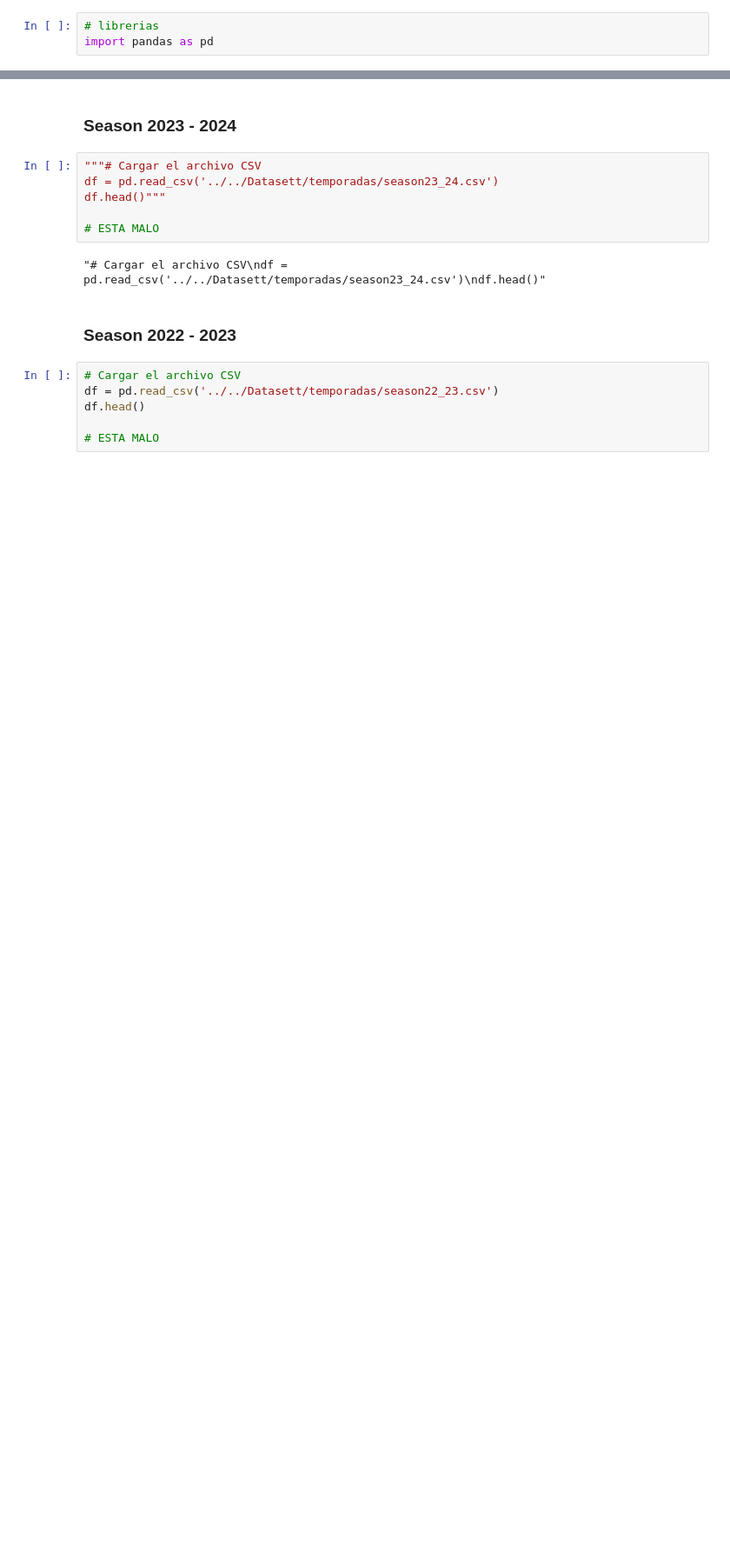
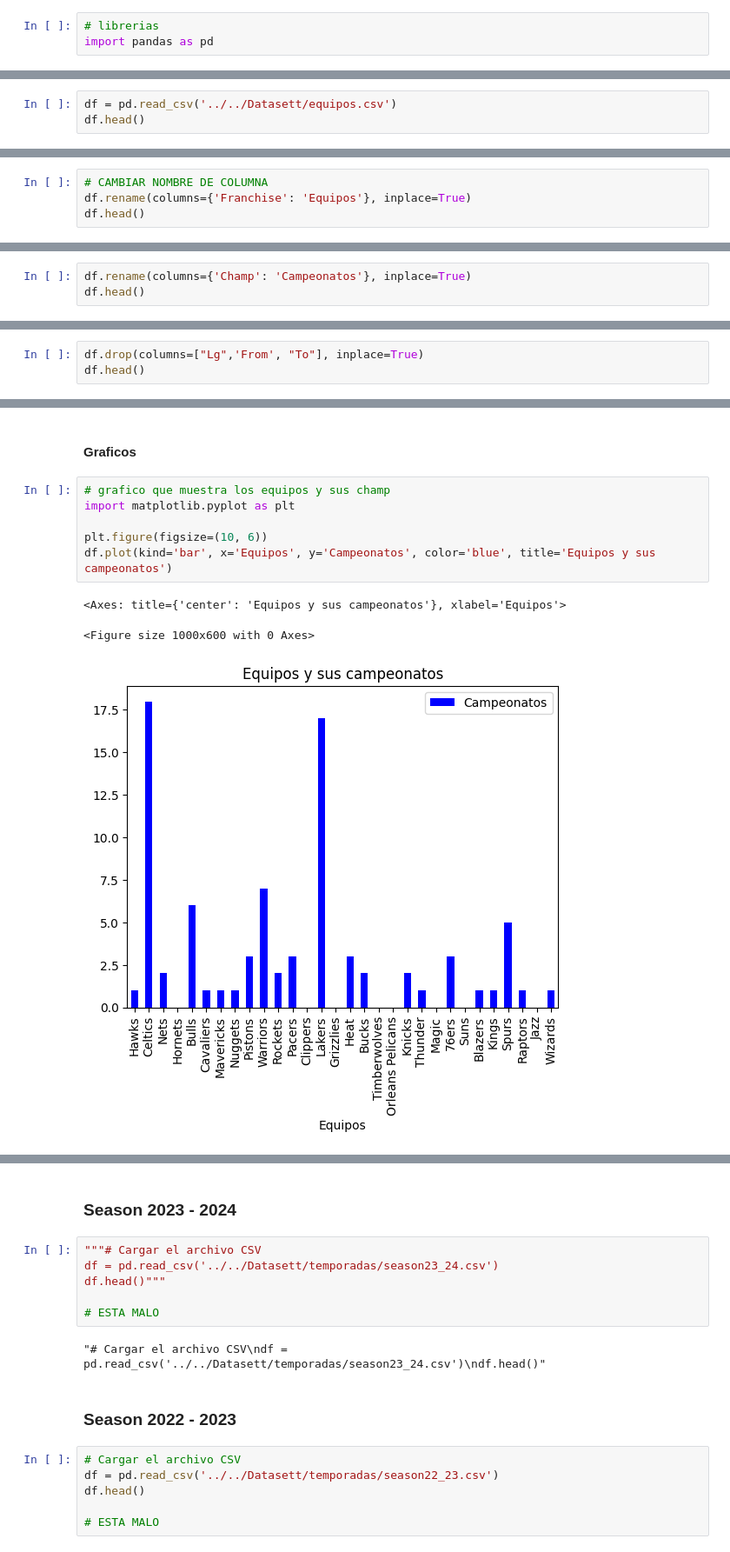
Before and after one commit to tperezv2004/proyecto.github.io, a Jupyter notebook: asses/py/limpieza.ipynb, the cells around one changed output, grey strips where cells are left out. Shown at 87% size. Cells and saved outputs as stored; diff of their text form; blank space fills up the shorter version.

```diff
--- a/asses/py/limpieza.ipynb
+++ b/asses/py/limpieza.ipynb
@@ -3,0 +6,3 @@ import pandas as pd
+# %%
+df = pd.read_csv('../../Datasett/equipos.csv')
+df.head()
@@ -3,0 +16,4 @@ import pandas as pd
+# %%
+# CAMBIAR NOMBRE DE COLUMNA
+df.rename(columns={'Franchise': 'Equipos'}, inplace=True)
+df.head()
@@ -3,0 +27,3 @@ import pandas as pd
+# %%
+df.rename(columns={'Champ': 'Campeonatos'}, inplace=True)
+df.head()
@@ -3,0 +37,3 @@ import pandas as pd
+# %%
+df.drop(columns=["Lg",'From', "To"], inplace=True)
+df.head()
@@ -3,0 +47,12 @@ import pandas as pd
+# %% [markdown]
+#### Graficos
+# %%
+# grafico que muestra los equipos y sus champ
+import matplotlib.pyplot as plt
+
+plt.figure(figsize=(10, 6))
+df.plot(kind='bar', x='Equipos', y='Campeonatos', color='blue', title='Equipos y sus campeonatos')
+# %% [output]
+<Axes: title={'center': 'Equipos y sus campeonatos'}, xlabel='Equipos'>
+<Figure size 1000x600 with 0 Axes>
+[figure, added]
```
Also changed, not shown: parts of 9 cells of this notebook, 2 other files.
